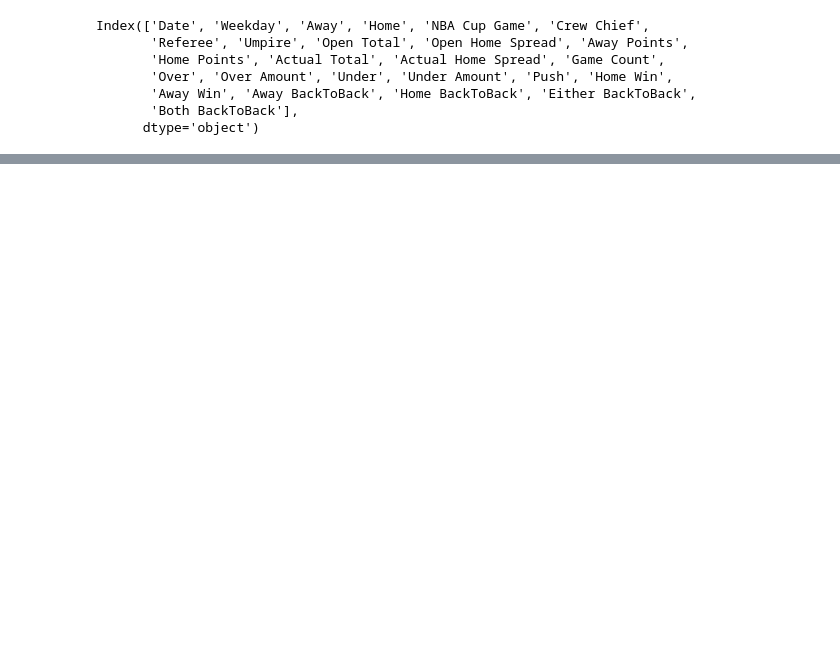
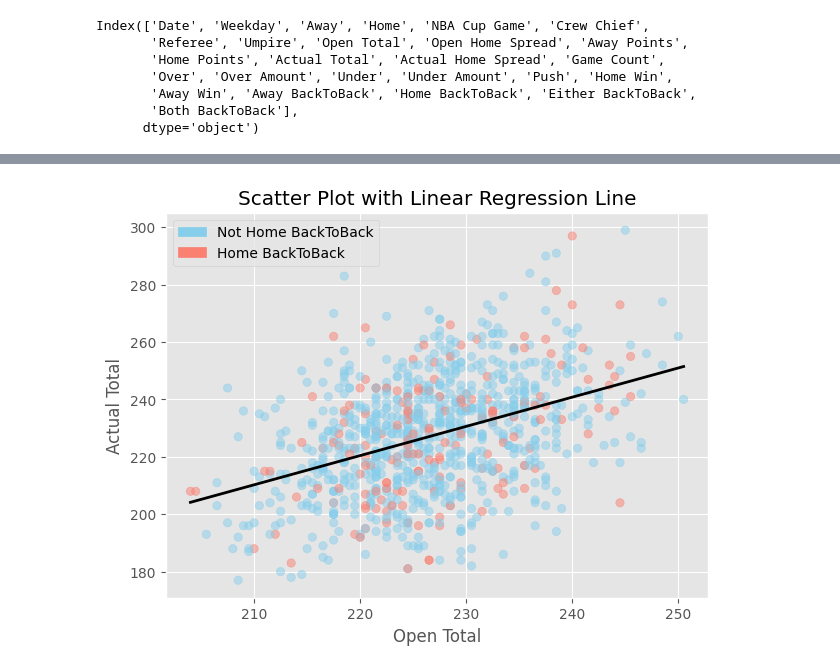
Before and after one commit to tyler-otoole/nba-points, a Jupyter notebook: notebooks/eda.ipynb, the cells around one changed output, grey strips where cells are left out. Drawn from its saved outputs; the diff is of its cells as text; code cells hidden in the pictures; blank space fills up the shorter version.

```diff
--- a/notebooks/eda.ipynb
+++ b/notebooks/eda.ipynb
@@ -257,0 +301,40 @@ Crew Chiefs with the Most OVERS (min 15 games)
+# %%
+# Assume df is your DataFrame with 'Open Total' and 'Actual Total' columns
+df_played = df[df['Game Count'] == 1]
+x = df_played['Open Total']
+y = df_played['Actual Total']
+
+# Calculate the linear regression coefficients (slope and intercept)
+slope, intercept = np.polyfit(x, y, 1)
+x_line = np.linspace(x.min(), x.max(), 100)
+y_line = slope * x_line + intercept
+
+# Set the ggplot style
+plt.style.use('ggplot')
+plt.figure(figsize=(7, 5))
+
+# Define a discrete colormap for boolean values:
+# For example, 0 (False) will be 'skyblue' and 1 (True) will be 'salmon'
+cmap = ListedColormap(['skyblue', 'salmon'])
+
+# Convert the boolean 'Home BackToBack' column to integers: 0 for False, 1 for True
+colors = df_played['Home BackToBack'].astype(int)
+
+# Create scatter plot with the discrete colormap
+plt.scatter(x, y, alpha=0.5, c=colors, cmap=cmap)
+
+# Plot the regression line
+plt.plot(x_line, y_line, color='black', linewidth=2)
+
+plt.xlabel('Open Total')
+plt.ylabel('Actual Total')
+plt.title('Scatter Plot with Linear Regression Line')
+
+# Create custom legend patches for the two categories
+patch_false = mpatches.Patch(color='skyblue', label='Not Home BackToBack')
+patch_true = mpatches.Patch(color='salmon', label='Home BackToBack')
+plt.legend(handles=[patch_false, patch_true])
+
+plt.show()
+# %% [output]
+[figure, added]
```
Also changed, not shown: parts of 11 cells of this notebook, 5 other files.
